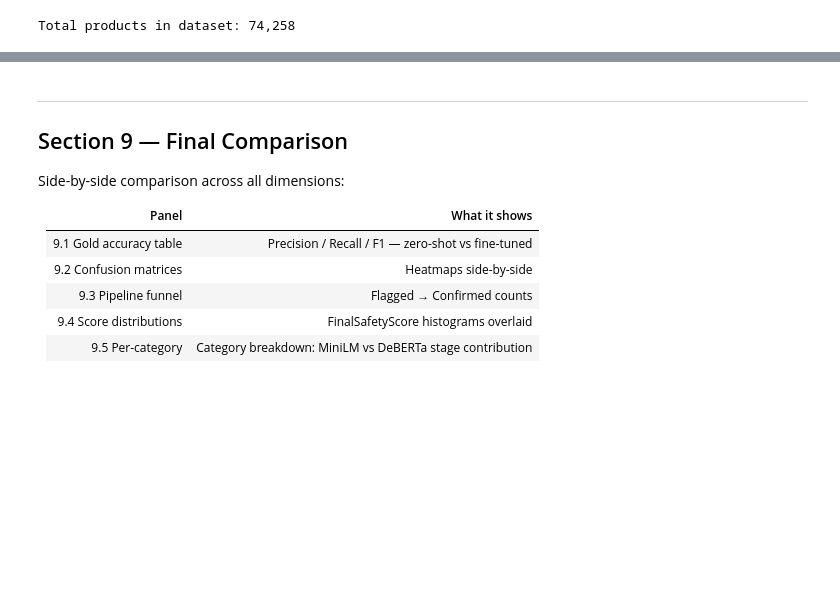
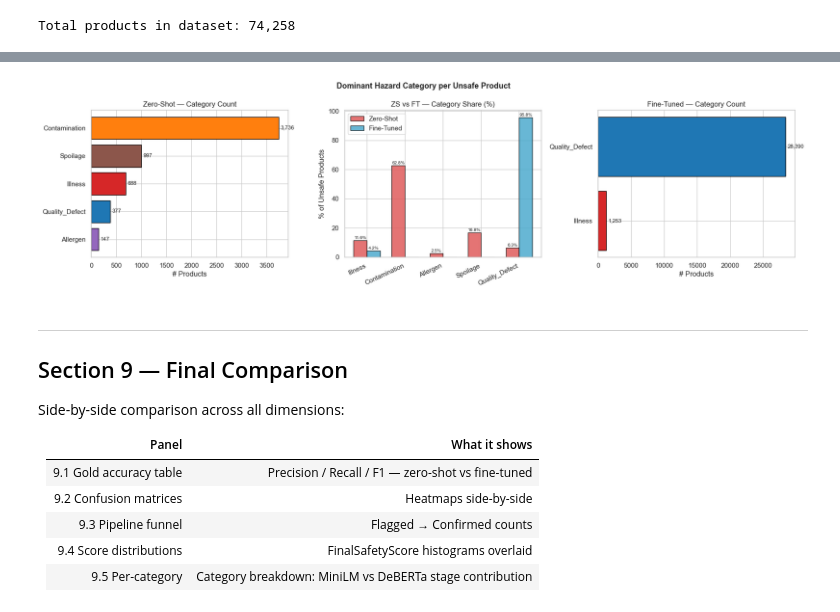
Before and after one commit to clickbytedev/bigdata-amazon-food-review, a Jupyter notebook: food_safety_pipeline_v2.ipynb, the cells around one changed output, grey strips where cells are left out. Cells and saved outputs as stored; diff of their text form; code cells hidden in the pictures; blank space fills up the shorter version.

```diff
--- a/food_safety_pipeline_v2.ipynb
+++ b/food_safety_pipeline_v2.ipynb
@@ -1748,3 +1780,67 @@ plt.show()
+# %%
+# ── Dominant Category comparison (ZS vs FT) ──────────────────────────
+_ALL_CATS = ['Illness', 'Contamination', 'Allergen', 'Spoilage', 'Quality_Defect', 'unknown']
+_CAT_COLORS = {
+    'Illness':        '#d62728',
+    'Contamination':  '#ff7f0e',
+    'Allergen':       '#9467bd',
+    'Spoilage':       '#8c564b',
+    'Quality_Defect': '#1f77b4',
+    'unknown':        '#7f7f7f',
+}
+
+# Gather present categories from both pipelines
+_cats_zs = prod_zs['DominantCategory'].value_counts() if not prod_zs.empty else pd.Series(dtype=int)
+_cats_ft = prod_ft['DominantCategory'].value_counts() if not prod_ft.empty else pd.Series(dtype=int)
+_all_present = sorted(set(_cats_zs.index) | set(_cats_ft.index),
+                      key=lambda c: _ALL_CATS.index(c) if c in _ALL_CATS else 99)
+
+ncols_cat = 3 if not prod_ft.empty else 2
+fig_cat, axes_cat = plt.subplots(1, ncols_cat, figsize=(6 * ncols_cat, 5))
+fig_cat.suptitle('Dominant Hazard Category per Unsafe Product', fontsize=13, fontweight='bold')
+
+# ── Panel 1: ZS absolute counts ──────────────────────────────────────
+_colors_zs = [_CAT_COLORS.get(c, '#aec7e8') for c in _cats_zs.index]
+axes_cat[0].barh(_cats_zs.index[::-1], _cats_zs.values[::-1], color=_colors_zs[::-1], edgecolor='black')
+for i, (cat, val) in enumerate(zip(_cats_zs.index[::-1], _cats_zs.values[::-1])):
+    axes_cat[0].text(val + max(_cats_zs.values) * 0.01, i, f'{val:,}', va='center', fontsize=9)
+axes_cat[0].set_title('Zero-Shot — Category Count')
+axes_cat[0].set_xlabel('# Products')
+
+# ── Panel 2: ZS vs FT % side-by-side bar ─────────────────────────────
+_width = 0.35
+_x = range(len(_all_present))
+_zs_pct = [_cats_zs.get(c, 0) / max(len(prod_zs), 1) * 100 for c in _all_present]
+_ft_pct = [_cats_ft.get(c, 0) / max(len(prod_ft), 1) * 100 for c in _all_present]
+
+bars_zs_c = axes_cat[1].bar([i - _width/2 for i in _x], _zs_pct, _width,
+                              label='Zero-Shot',  color=COLOR_A, alpha=0.85, edgecolor='black')
+bars_ft_c = axes_cat[1].bar([i + _width/2 for i in _x], _ft_pct, _width,
+                              label='Fine-Tuned', color=COLOR_B, alpha=0.85, edgecolor='black')
+axes_cat[1].set_xticks(list(_x))
+axes_cat[1].set_xticklabels(_all_present, rotation=25, ha='right')
+axes_cat[1].set_title('ZS vs FT — Category Share (%)')
+axes_cat[1].set_ylabel('% of Unsafe Products')
+axes_cat[1].legend()
+for bar in list(bars_zs_c) + list(bars_ft_c):
+    h = bar.get_height()
+    if h > 0:
+        axes_cat[1].text(bar.get_x() + bar.get_width() / 2, h + 0.3,
+                         f'{h:.1f}%', ha='center', va='bottom', fontsize=7.5)
+
+# ── Panel 3: FT absolute counts (if available) ───────────────────────
+if not prod_ft.empty:
+    _colors_ft = [_CAT_COLORS.get(c, '#aec7e8') for c in _cats_ft.index]
+    axes_cat[2].barh(_cats_ft.index[::-1], _cats_ft.values[::-1], color=_colors_ft[::-1], edgecolor='black')
+    for i, (cat, val) in enumerate(zip(_cats_ft.index[::-1], _cats_ft.values[::-1])):
+        axes_cat[2].text(val + max(_cats_ft.values) * 0.01, i, f'{val:,}', va='center', fontsize=9)
+    axes_cat[2].set_title('Fine-Tuned — Category Count')
+    axes_cat[2].set_xlabel('# Products')
+
+plt.tight_layout()
+plt.show()
+# %% [output]
+[figure, added]
 # %% [markdown]
 ---
 ## Section 9 — Final Comparison
```
Also changed, not shown: parts of 6 cells of this notebook, 2 other files.
